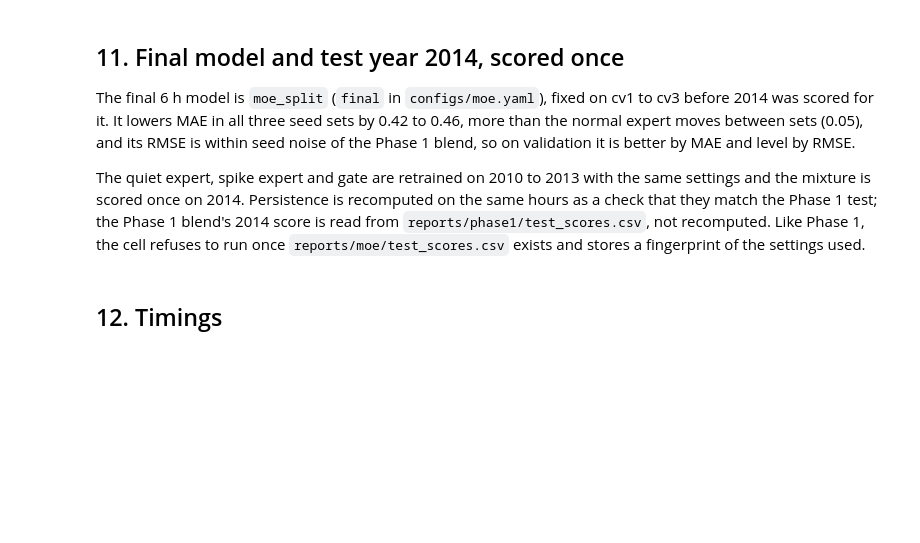
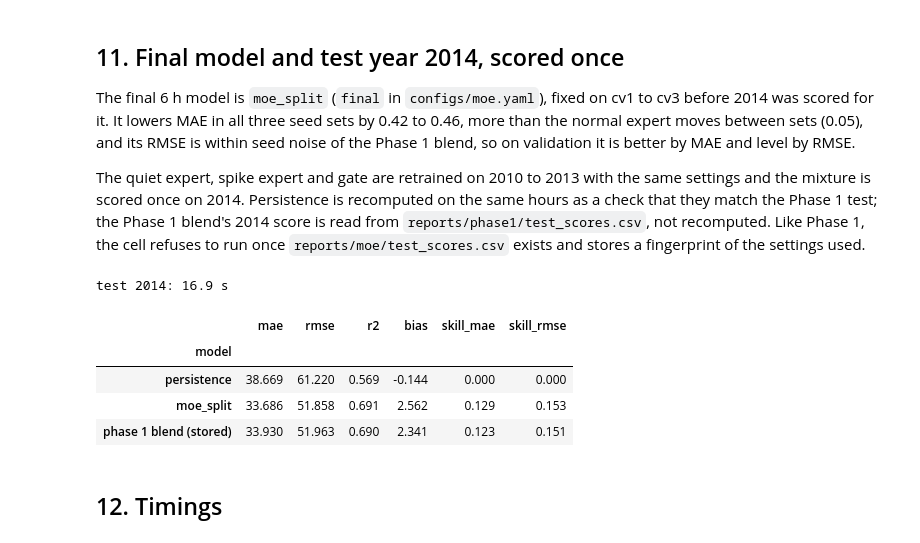
Before and after one commit to Vetri-78640/aml_dl_pm2.5, a Jupyter notebook: notebooks/04_moe.ipynb, the cells around one changed output. Cells and saved outputs as stored; diff of their text form; code cells hidden in the pictures; blank space fills up the shorter version.

```diff
--- a/notebooks/04_moe.ipynb
+++ b/notebooks/04_moe.ipynb
@@ -490,7 +493,7 @@ scored once on 2014. Persistence is recomputed on the same hours as a check that
 Phase 1 blend's 2014 score is read from `reports/phase1/test_scores.csv`, not recomputed. Like Phase 1, the cell
 refuses to run once `reports/moe/test_scores.csv` exists and stores a fingerprint of the settings used.
 # %%
-SCORE_TEST = False
+SCORE_TEST = True
 FINAL = mcfg["final"]
 DONE = OUT / "test_scores.csv"
 assert FINAL == "moe_split"
@@ -502,33 +505,40 @@ if SCORE_TEST:
         tf = next(f for f in make_folds(df.index, **dcfg["split"]) if f["name"] == "test")
         X_tr, y_tr, X_ev, y_ev = fold_xy(F, df, tf, H)
         q, s = (y_tr <= EP).to_numpy(), (y_tr > EP).to_numpy()
 
         def mean_seeds(fit):
             return np.mean([fit(k) for k in SEEDS], axis=0)
 
         def xgb_rows(rows):
             return mean_seeds(lambda k: fit_xgb(X_tr[rows], y_tr[rows], PARAMS, xc["tail_hours"], H, False, False, k,
                                                 DELTA)[0].predict(X_ev))
 
         quiet = W["xgb_seeds"] * xgb_rows(q) + W["ridge"] * fit_ridge(X_tr[q], y_tr[q], ALPHA, RLOG).predict(X_ev)
         spike = xgb_rows(s)
         p = mean_seeds(lambda k: fit_gate(X_tr, y_tr, EP, PARAMS, xc["tail_hours"], H, k)[0].predict_proba(X_ev)[:, 1])
         persist = baselines(df, H).loc[X_ev.index, "persistence"].to_numpy()
         test_scores = pd.DataFrame([{"model": "persistence", **score(y_ev, persist)},
                                     {"model": FINAL, **score(y_ev, gate_blend(quiet, spike, p, 1.0))}]).set_index("model")
     ref = pd.read_csv(mcfg["paths"]["phase1_test"]).query("h == @H").set_index("model")
     assert np.isclose(test_scores.loc["persistence", "rmse"], ref.loc["persistence", "rmse"]), "not the Phase 1 test hours"
     test_scores["skill_mae"] = 1 - test_scores["mae"] / test_scores.loc["persistence", "mae"]
     test_scores["skill_rmse"] = 1 - test_scores["rmse"] / test_scores.loc["persistence", "rmse"]
     test_scores.to_csv(DONE)
     fingerprint = {f: hashlib.sha256(fp.read_bytes()).hexdigest() for f, fp in
                    {"moe.yaml": ROOT / "configs/moe.yaml", "phase1 cv_choices.json": mcfg["paths"]["phase1"],
                     "moe cv_choices.json": OUT / "cv_choices.json"}.items()}
     fingerprint["scored_at"] = time.strftime("%Y-%m-%d %H:%M:%S")
     (OUT / "test_fingerprint.json").write_text(json.dumps(fingerprint, indent=2))
     display(pd.concat([test_scores, ref.loc[["blend"], test_scores.columns].rename(index={"blend": "phase 1 blend (stored)"})]))
 else:
     print("2014 not scored for the final model. Set SCORE_TEST = True once.")
+# %% [output]
+test 2014: 16.9 s
+|  | mae | rmse | r2 | bias | skill_mae | skill_rmse |
+| model |  |  |  |  |  |  |
+| persistence | 38.669 | 61.220 | 0.569 | -0.144 | 0.000 | 0.000 |
+| moe_split | 33.686 | 51.858 | 0.691 | 2.562 | 0.129 | 0.153 |
+| phase 1 blend (stored) | 33.930 | 51.963 | 0.690 | 2.341 | 0.123 | 0.151 |
 # %% [markdown]
 ## 12. Timings
 # %%
```
Also changed, not shown: parts of 7 cells of this notebook, 3 other files.
